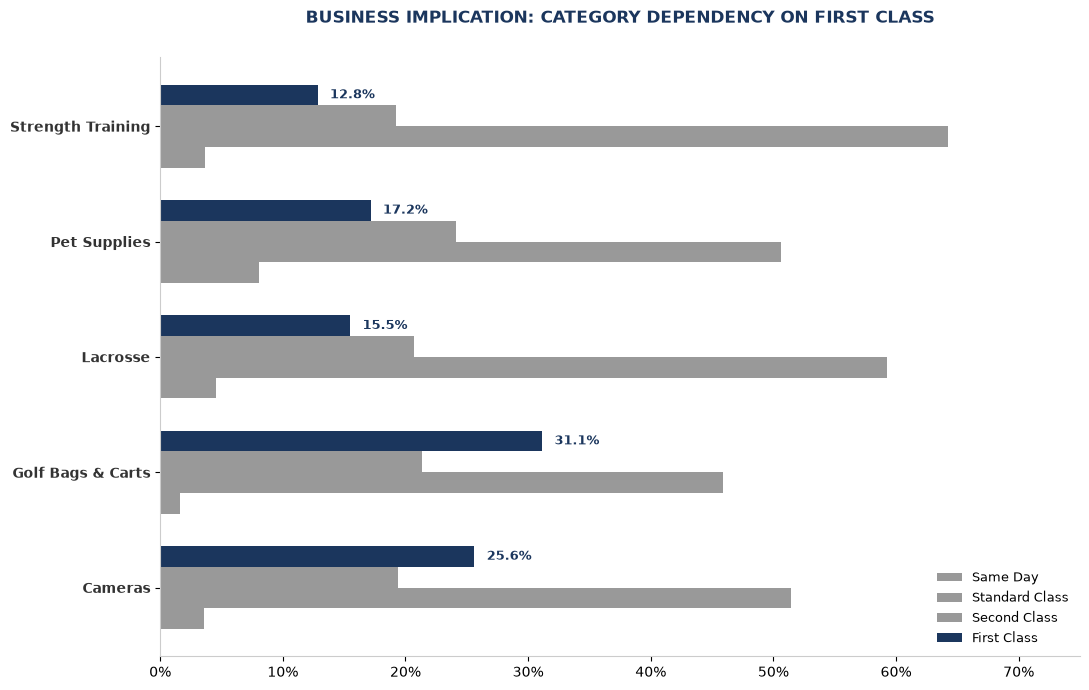
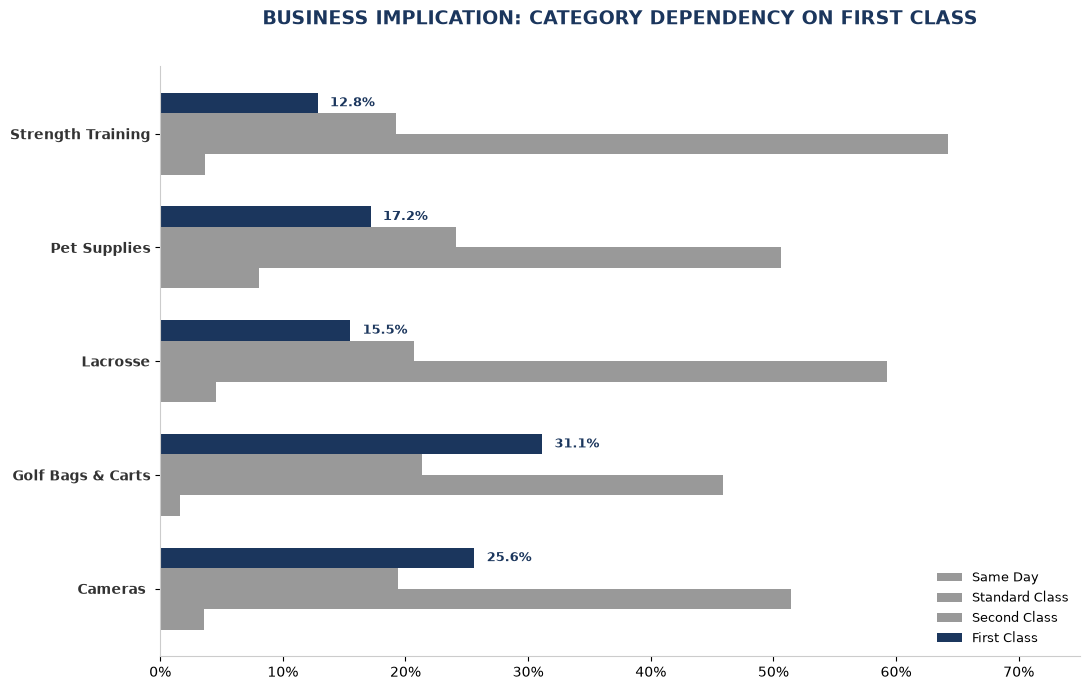
Unified diff of the notebook cell whose output changed from the first chart to the second:
--- before
+++ after
@@ -2,15 +2,9 @@
 import numpy as np
 import pandas as pd
+from analysis import get_category_analysis
 
-data_category = {
-    "Category Name": ["Cameras", "Golf Bags & Carts", "Lacrosse", "Pet Supplies", "Strength Training"],
-    "First Class": [0.256228, 0.311475, 0.155015, 0.171610, 0.128440],
-    "Same Day": [0.035587, 0.016393, 0.045593, 0.080508, 0.036697],
-    "Second Class": [0.193950, 0.213115, 0.206687, 0.241525, 0.192661],
-    "Standard Class": [0.514235, 0.459016, 0.592705, 0.506356, 0.642202]
-}
-df_cat = pd.DataFrame(data_category)
+df = get_category_analysis().reset_index()
 
-categories = df_cat["Category Name"].unique()
+categories = df["Category Name"].unique()
 y_indices = np.arange(len(categories))
 bar_height = 0.18
@@ -20,19 +14,19 @@
 ax.set_facecolor("#ffffff")
 
-# Palette màu theo chỉ định: First Class đậm đà, các class khác xám tối
+# Tailored color palette: Bold First Class, other classes muted to dark gray
 PALETTE_DARK_GRAY = {
-    "Same Day": "#999999",     # Navy đậm rực rỡ quyền lực
-    "Standard Class": "#999999",        # Xám than tối
-    "Second Class": "#1B365D",    # Xám vừa
-    "First Class": "#1B365D"   # Xám sáng nhẹ
+    "First Class": "#1B365D", 
+    "Second Class": "#999999",
+    "Standard Class": "#999999",  
+    "Same Day": "#999999" 
 }
 
 for i, mode in enumerate(["Same Day" ,"Standard Class", "Second Class", "First Class"]):
     offsets = y_indices - (4 * bar_height)/2 + i * bar_height + bar_height/2
-    lengths = df_cat[mode].values
+    lengths = df[mode].values
     
-    bars = ax.barh(offsets, lengths, height=bar_height, color=PALETTE_DARK_GRAY[mode], edgecolor="none")
+    bars = ax.barh(offsets, lengths, height=bar_height, color=PALETTE_DARK_GRAY[mode], edgecolor="none", label=mode)
     
-    # Chỉ hiển thị Data Label cho First Class để người xem tập trung tuyệt đối
+    # Only display Data Labels for First Class
     if mode == "First Class":
         for j, bar in enumerate(bars):
@@ -41,10 +35,10 @@
                     ha="left", va="center", fontsize=9, fontweight="bold", color="#1B365D")
 
-ax.set_title("BUSINESS IMPLICATION: CATEGORY DEPENDENCY ON FIRST CLASS", fontsize=12, fontweight="bold", color="#1B365D", pad=25)
+ax.set_title("BUSINESS IMPLICATION: CATEGORY DEPENDENCY ON FIRST CLASS", fontsize=13.5, fontweight="bold", color="#1B365D", pad=30)
 ax.set_yticks(y_indices)
 ax.set_yticklabels(categories, fontsize=10, fontweight="bold", color="#333333")
 ax.get_xaxis().set_major_formatter(plt.FuncFormatter(lambda x, loc: f"{int(x*100)}%"))
 
-# Làm sạch không gian viền
+# Clean up border spacing
 for spine in ["top", "right"]: ax.spines[spine].set_visible(False)
 ax.spines["left"].set_color("#cccccc")
@@ -52,6 +46,6 @@
 ax.set_xlim(0, 0.75)
 
-# Thêm chú thích nhóm màu công sở
-ax.legend(PALETTE_DARK_GRAY.keys(), loc="best", frameon=False, fontsize=9)
+# Add legend for corporate color scheme
+ax.legend(loc="best", frameon=False, fontsize=9)
 
 plt.tight_layout()

Commit: Save